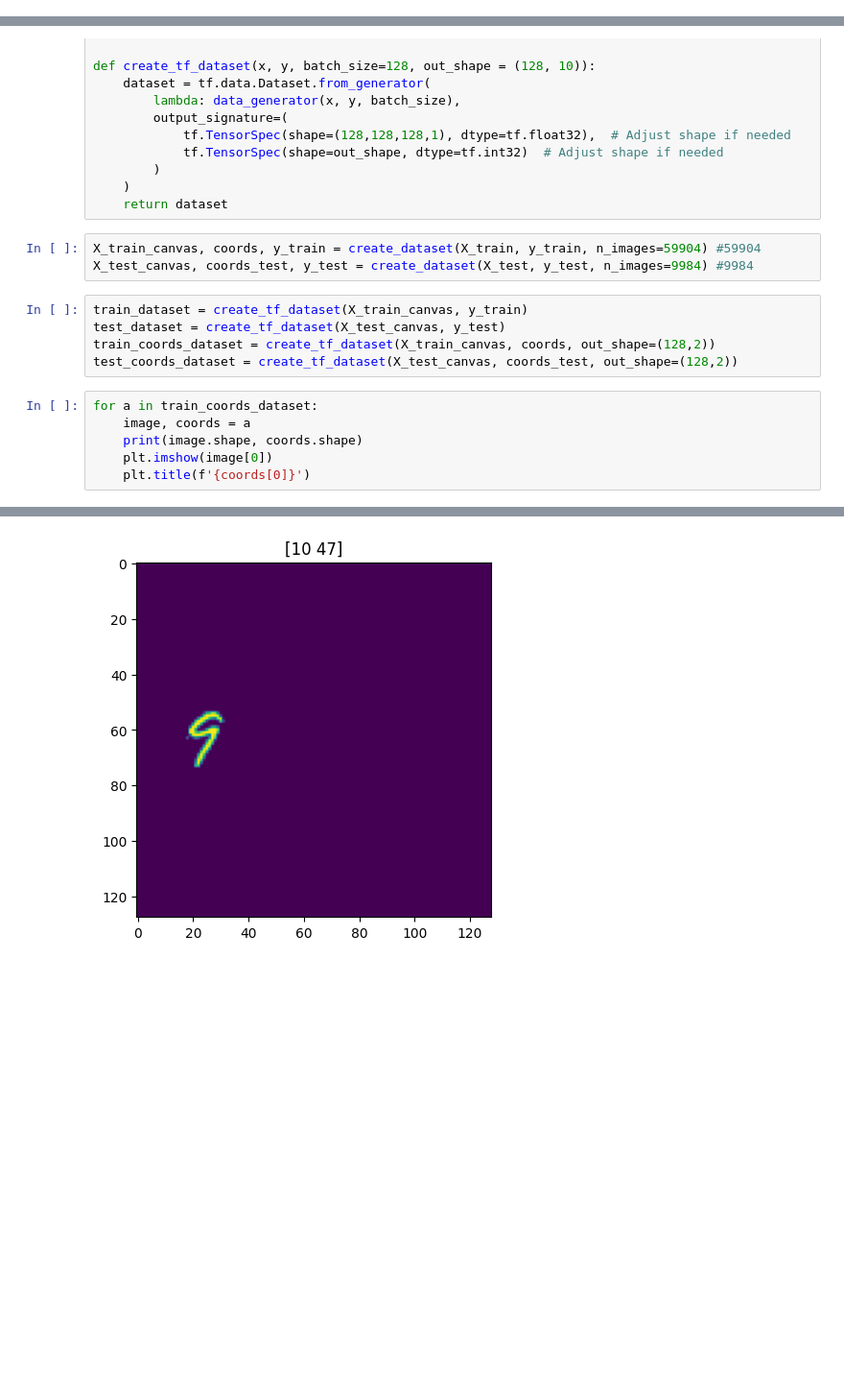
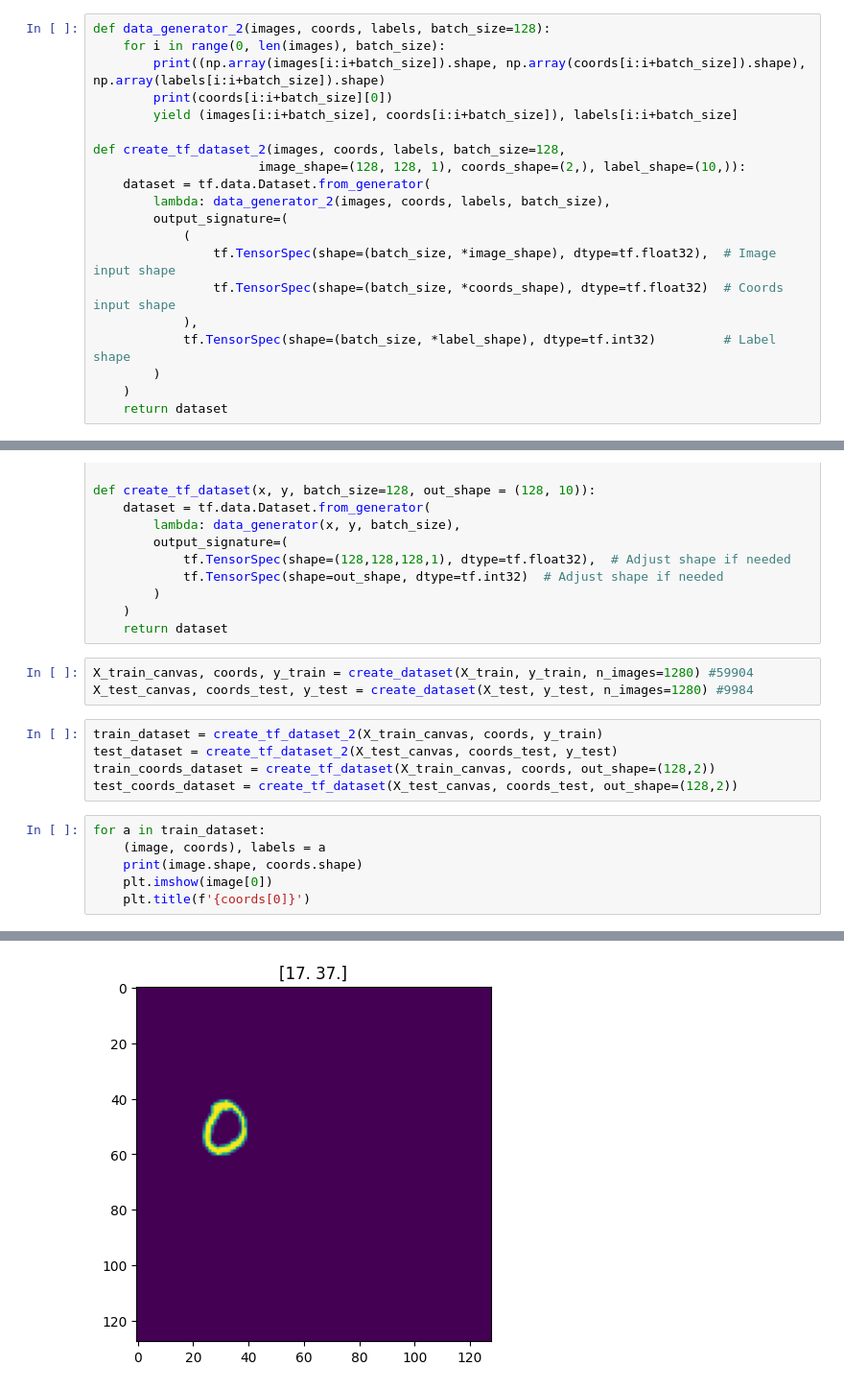
Before and after one commit to alessio-maffioletti/matura, a Jupyter notebook: create_dataset.ipynb, the cells around one changed output, grey strips where cells are left out. Shown at 96% size. Saved outputs shown, nothing was run; the diff lists cells and outputs as text; blank space fills up the shorter version.

```diff
--- a/create_dataset.ipynb
+++ b/create_dataset.ipynb
@@ -108,3 +135,23 @@ def write_in_batches(data, filename, coords=True):
+# %%
+def data_generator_2(images, coords, labels, batch_size=128):
+    for i in range(0, len(images), batch_size):
+        print((np.array(images[i:i+batch_size]).shape, np.array(coords[i:i+batch_size]).shape), np.array(labels[i:i+batch_size]).shape)
+        print(coords[i:i+batch_size][0])
+        yield (images[i:i+batch_size], coords[i:i+batch_size]), labels[i:i+batch_size]
+
+def create_tf_dataset_2(images, coords, labels, batch_size=128,
+                      image_shape=(128, 128, 1), coords_shape=(2,), label_shape=(10,)):
+    dataset = tf.data.Dataset.from_generator(
+        lambda: data_generator_2(images, coords, labels, batch_size),
+        output_signature=(
+            (
+                tf.TensorSpec(shape=(batch_size, *image_shape), dtype=tf.float32),  # Image input shape
+                tf.TensorSpec(shape=(batch_size, *coords_shape), dtype=tf.float32)  # Coords input shape
+            ),
+            tf.TensorSpec(shape=(batch_size, *label_shape), dtype=tf.int32)         # Label shape
+        )
+    )
+    return dataset
 # %%
 def data_generator(x, y, batch_size=128):
     for i in range(0, len(x), batch_size):
@@ -120,16 +167,16 @@ def create_tf_dataset(x, y, batch_size=128, out_shape = (128, 10)):
     )
     return dataset
 # %%
-X_train_canvas, coords, y_train = create_dataset(X_train, y_train, n_images=59904) #59904
-X_test_canvas, coords_test, y_test = create_dataset(X_test, y_test, n_images=9984) #9984
+X_train_canvas, coords, y_train = create_dataset(X_train, y_train, n_images=1280) #59904
+X_test_canvas, coords_test, y_test = create_dataset(X_test, y_test, n_images=1280) #9984
 # %%
-train_dataset = create_tf_dataset(X_train_canvas, y_train)
-test_dataset = create_tf_dataset(X_test_canvas, y_test)
+train_dataset = create_tf_dataset_2(X_train_canvas, coords, y_train)
+test_dataset = create_tf_dataset_2(X_test_canvas, coords_test, y_test)
 train_coords_dataset = create_tf_dataset(X_train_canvas, coords, out_shape=(128,2))
 test_coords_dataset = create_tf_dataset(X_test_canvas, coords_test, out_shape=(128,2))
 # %%
-for a in train_coords_dataset:
-    image, coords = a
+for a in train_dataset:
+    (image, coords), labels = a
     print(image.shape, coords.shape)
     plt.imshow(image[0])
     plt.title(f'{coords[0]}')
@@ -154,2 +201,2 @@ for a in train_coords_dataset:
-[figure, old version]
+[figure, new version]
 # %%
```
Also changed, not shown: parts of 3 cells of this notebook, 3 other files.
